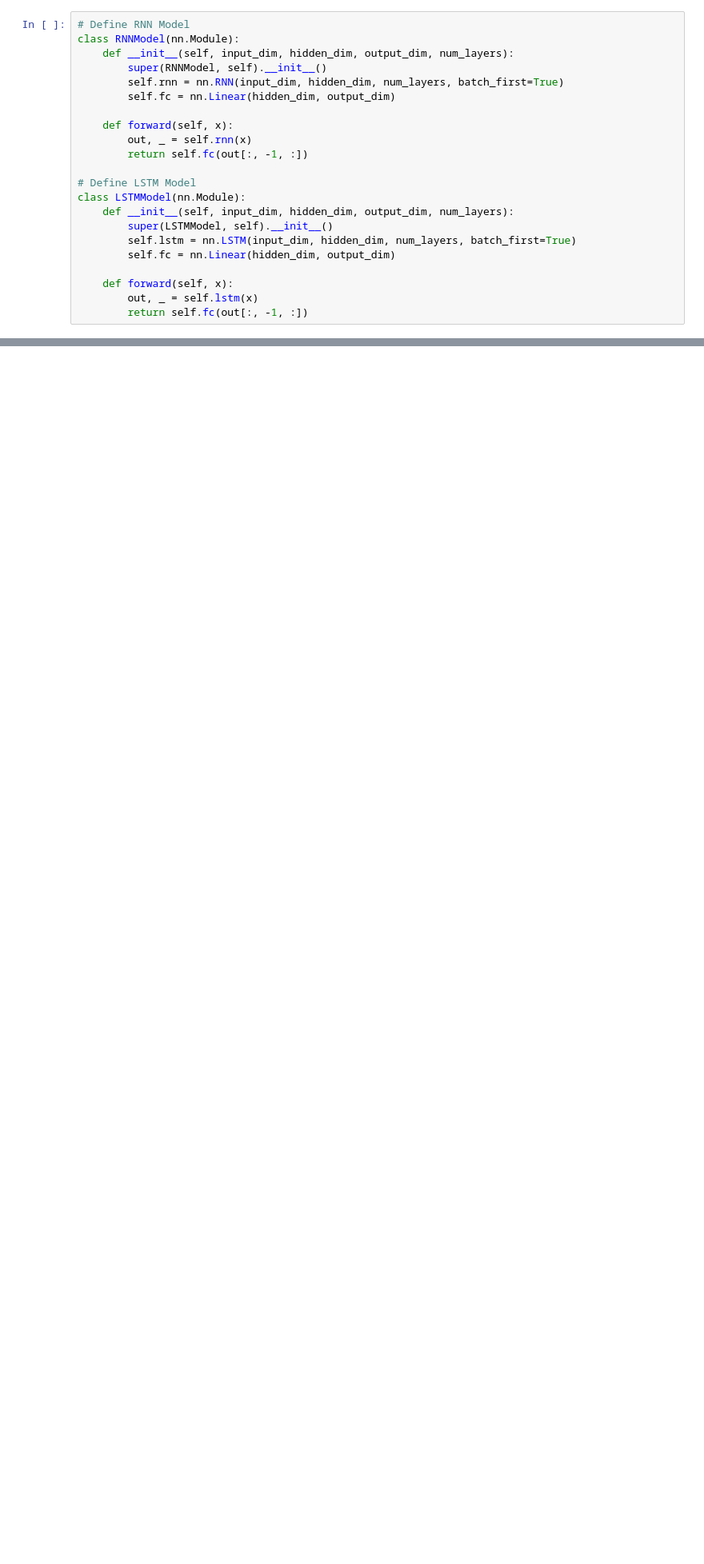
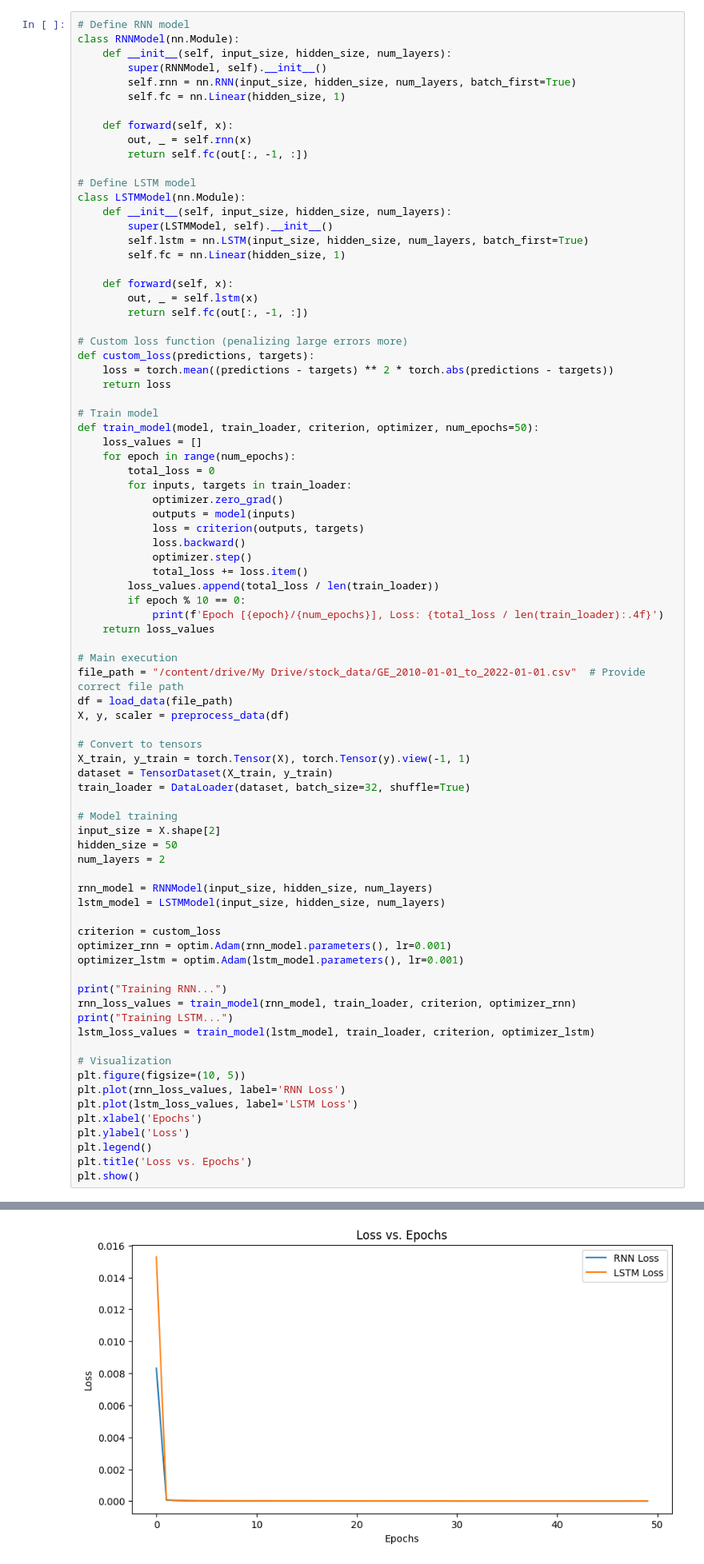
Before and after one commit to shekhawattarun/GenAI, a Jupyter notebook: 2023pai9207_Stock_Market_Prediction.ipynb, the cells around one changed output, grey strips where cells are left out. Shown: that part at 80% size. Drawn from its saved outputs; the diff is of its cells as text; blank space fills up the shorter version.

```diff
--- a/2023pai9207_Stock_Market_Prediction.ipynb
+++ b/2023pai9207_Stock_Market_Prediction.ipynb
@@ -119,22 +119,82 @@ def preprocess_data(df, sequence_length=50):
 # %%
-# Define RNN Model
+# Define RNN model
 class RNNModel(nn.Module):
-    def __init__(self, input_dim, hidden_dim, output_dim, num_layers):
+    def __init__(self, input_size, hidden_size, num_layers):
         super(RNNModel, self).__init__()
-        self.rnn = nn.RNN(input_dim, hidden_dim, num_layers, batch_first=True)
-        self.fc = nn.Linear(hidden_dim, output_dim)
+        self.rnn = nn.RNN(input_size, hidden_size, num_layers, batch_first=True)
+        self.fc = nn.Linear(hidden_size, 1)
 
     def forward(self, x):
         out, _ = self.rnn(x)
         return self.fc(out[:, -1, :])
 
-# Define LSTM Model
+# Define LSTM model
 class LSTMModel(nn.Module):
-    def __init__(self, input_dim, hidden_dim, output_dim, num_layers):
+    def __init__(self, input_size, hidden_size, num_layers):
         super(LSTMModel, self).__init__()
-        self.lstm = nn.LSTM(input_dim, hidden_dim, num_layers, batch_first=True)
-        self.fc = nn.Linear(hidden_dim, output_dim)
+        self.lstm = nn.LSTM(input_size, hidden_size, num_layers, batch_first=True)
+        self.fc = nn.Linear(hidden_size, 1)
 
     def forward(self, x):
         out, _ = self.lstm(x)
         return self.fc(out[:, -1, :])
+
+# Custom loss function (penalizing large errors more)
+def custom_loss(predictions, targets):
+    loss = torch.mean((predictions - targets) ** 2 * torch.abs(predictions - targets))
+    return loss
+
+# Train model
+def train_model(model, train_loader, criterion, optimizer, num_epochs=50):
+    loss_values = []
+    for epoch in range(num_epochs):
+        total_loss = 0
+        for inputs, targets in train_loader:
+            optimizer.zero_grad()
+            outputs = model(inputs)
+            loss = criterion(outputs, targets)
+            loss.backward()
+            optimizer.step()
+            total_loss += loss.item()
+        loss_values.append(total_loss / len(train_loader))
+        if epoch % 10 == 0:
+            print(f'Epoch [{epoch}/{num_epochs}], Loss: {total_loss / len(train_loader):.4f}')
+    return loss_values
+
+# Main execution
+file_path = "/content/drive/My Drive/stock_data/GE_2010-01-01_to_2022-01-01.csv"  # Provide correct file path
+df = load_data(file_path)
+X, y, scaler = preprocess_data(df)
+
+# Convert to tensors
+X_train, y_train = torch.Tensor(X), torch.Tensor(y).view(-1, 1)
+dataset = TensorDataset(X_train, y_train)
+train_loader = DataLoader(dataset, batch_size=32, shuffle=True)
+
+# Model training
+input_size = X.shape[2]
+hidden_size = 50
+num_layers = 2
+
+rnn_model = RNNModel(input_size, hidden_size, num_layers)
+lstm_model = LSTMModel(input_size, hidden_size, num_layers)
+
+criterion = custom_loss
+optimizer_rnn = optim.Adam(rnn_model.parameters(), lr=0.001)
+optimizer_lstm = optim.Adam(lstm_model.parameters(), lr=0.001)
+
+print("Training RNN...")
+rnn_loss_values = train_model(rnn_model, train_loader, criterion, optimizer_rnn)
+print("Training LSTM...")
+lstm_loss_values = train_model(lstm_model, train_loader, criterion, optimizer_lstm)
+
+# Visualization
+plt.figure(figsize=(10, 5))
+plt.plot(rnn_loss_values, label='RNN Loss')
+plt.plot(lstm_loss_values, label='LSTM Loss')
+plt.xlabel('Epochs')
+plt.ylabel('Loss')
+plt.legend()
+plt.title('Loss vs. Epochs')
+plt.show()
+# %% [output]
@@ -140,0 +214 @@ class LSTMModel(nn.Module):
+[figure, added]
```
Also changed, not shown: parts of 25 cells of this notebook.
